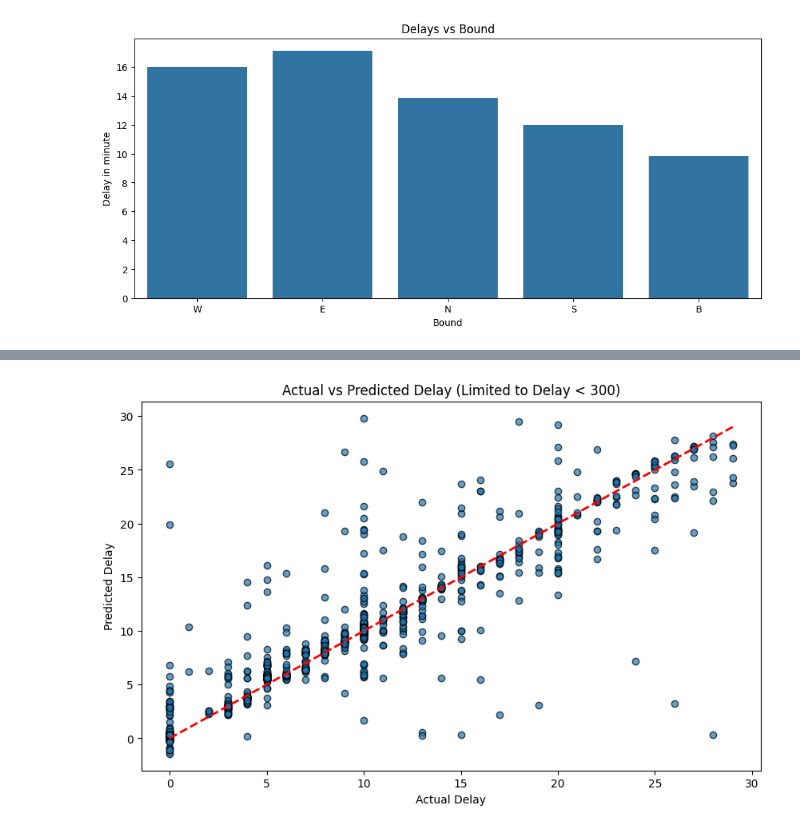
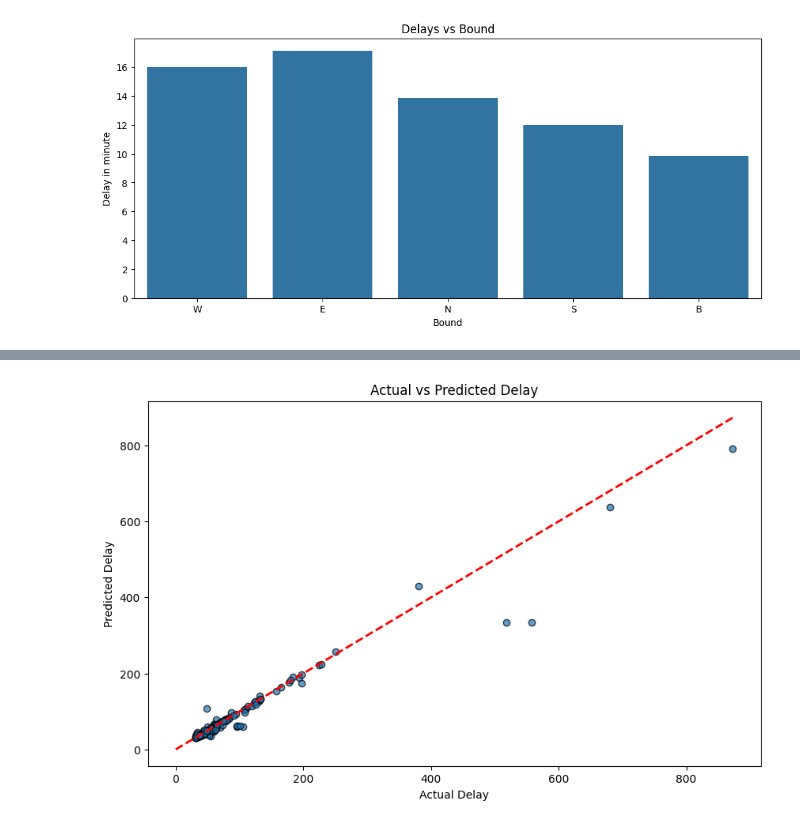
Before and after one commit to JYW5114/TTC_delay, a Jupyter notebook: ttc_streetcar.ipynb, the cells around one changed output, grey strips where cells are left out. Saved outputs shown, nothing was run; the diff lists cells and outputs as text; code cells hidden in the pictures.

```diff
--- a/ttc_streetcar.ipynb
+++ b/ttc_streetcar.ipynb
@@ -239,8 +250,22 @@ bound_map = {
     'E':0,
     'S':1,
     'W':2,
-    'N':3
+    'N':3,
+    'B':4
 }
 sc['Bound_encoded'] = sc['Bound'].map(bound_map)
 most_delayed_lines = sc['Line'].value_counts().head(20)
 sc['most_delayed_line'] = sc['Line'].map(lambda x: most_delayed_lines.get(x, 0))
+location_counts = sc['Location'].value_counts()
+top_20_locations = location_counts.head(20).index
+sc['most_delayed_location'] = sc['Location'].apply(lambda x: 1 if x in top_20_locations else 0)
+# %%
+incident_avg_delay = sc.groupby('Incident')['Min Delay'].mean()
+
+max_delay = incident_avg_delay.max()
+incident_weights = incident_avg_delay / max_delay
+
+incident_weights_dict = incident_weights.to_dict()
+
+sc['incident_weight'] = sc['Incident'].apply(lambda x: incident_weights_dict.get(x, 1))
+#sc['Min_Gap_Incident_interaction'] = sc['Min Gap'] * sc['incident_weight']
@@ -288,18 +396,21 @@ plt.show()
+# %%
+greater_30 = sc[sc['Min Delay'] > 30]
+X2 = greater_30.drop(['Min Delay','Day','Date','Month','Time','Bound','Vehicle','Line','Location','Incident'], axis=1)
+y2 = greater_30['Min Delay']
+X2_train, X2_test, y2_train, y2_test = train_test_split(X2, y2, test_size=0.2, random_state=42)
+model2 = xgb.XGBRegressor(objective='reg:squarederror', eval_metric='rmse', random_state=42)
+model2.fit(X2_train, y2_train)
+y2_pred = model2.predict(X2_test)
+mae = mean_absolute_error(y2_test, y2_pred)
+rmse = np.sqrt(mean_squared_error(y2_test, y2_pred))
 # %%
-# Filter the actual and predicted values to include only delays less than 300
-mask = (y_test < 30) & (y_pred < 30)
-
-# Apply the mask to the actual and predicted values
-filtered_y_test = y_test[mask]
-filtered_y_pred = y_pred[mask]
-
-# Plotting Actual vs Predicted (Filtered to delays < 300)
+# Plotting Actual vs Predicted
 plt.figure(figsize=(10, 6))
-plt.scatter(filtered_y_test, filtered_y_pred, alpha=0.7, edgecolors='k')
-plt.plot([0, max(filtered_y_test)], [0, max(filtered_y_test)], 'r--', lw=2)  # Line of perfect prediction
+plt.scatter(y2_test, y2_pred, alpha=0.7, edgecolors='k')
+plt.plot([0, max(y2_test)], [0, max(y2_test)], 'r--', lw=2)  # Line of perfect prediction
 plt.xlabel("Actual Delay")
 plt.ylabel("Predicted Delay")
-plt.title("Actual vs Predicted Delay (Limited to Delay < 300)")
+plt.title("Actual vs Predicted Delay")
 plt.show()
 # %% [output]
-[figure, old version]
+[figure, new version]
```
Also changed, not shown: parts of 11 cells of this notebook.
